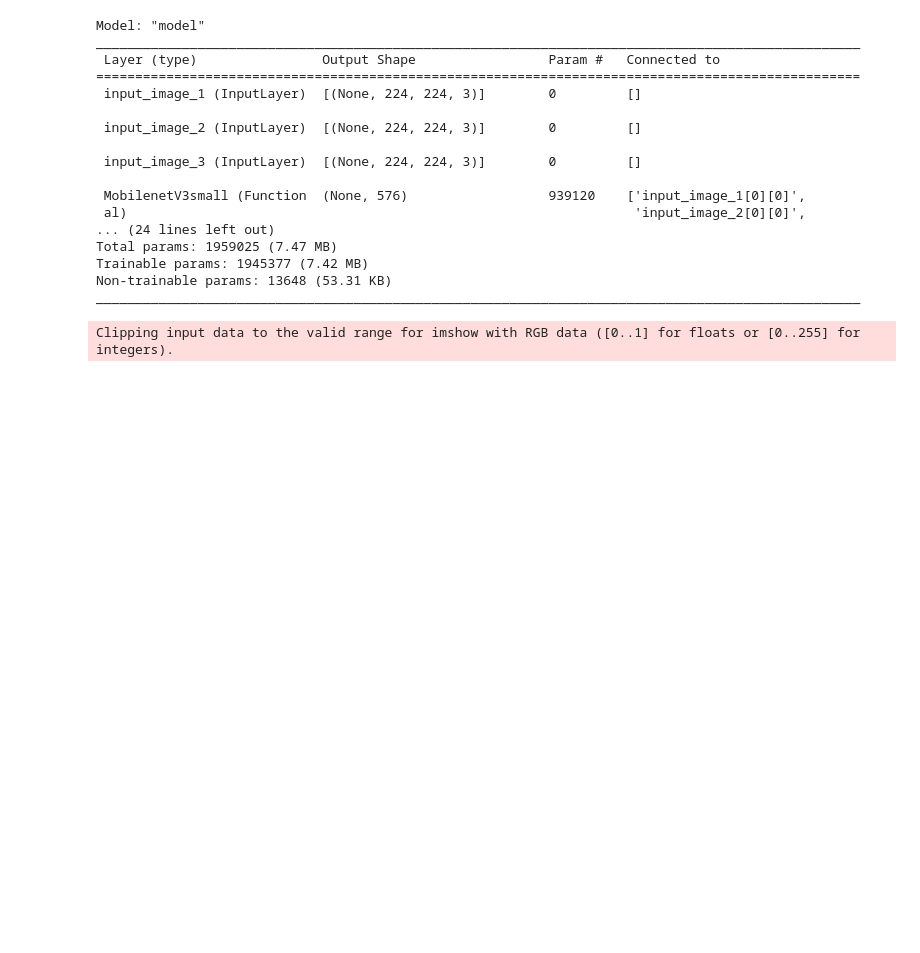
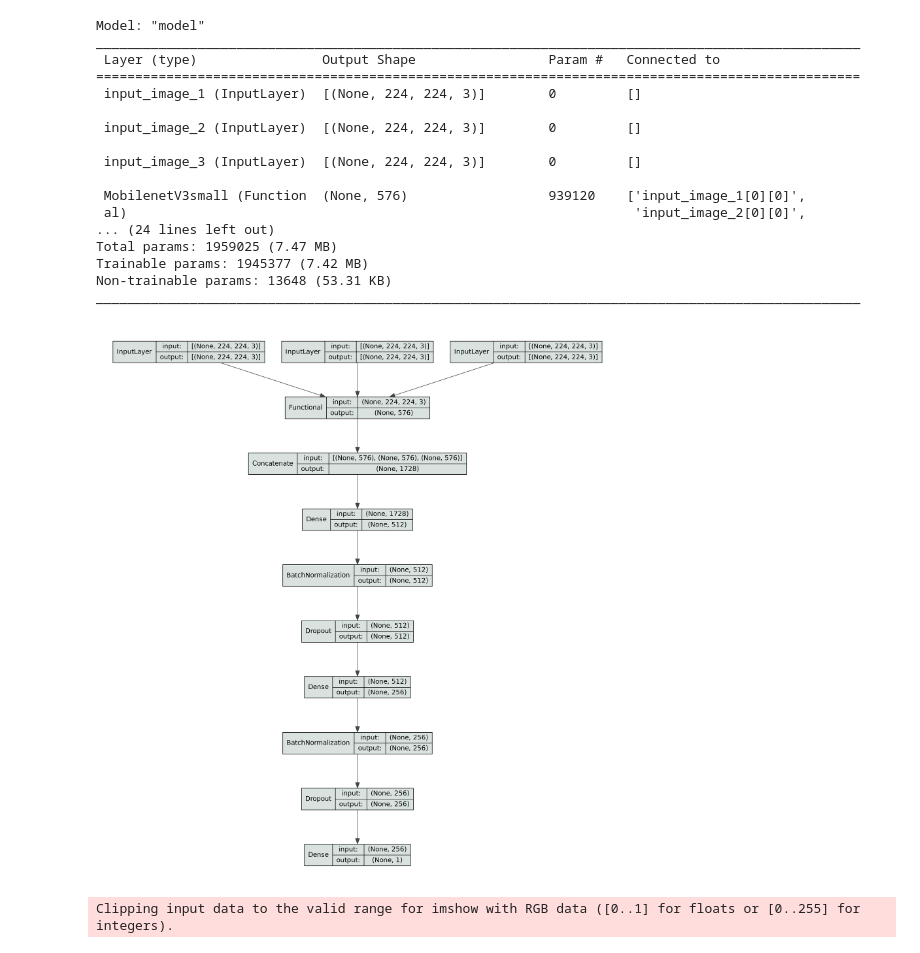
Before and after one commit to AhmedElZubair38/DISSERTATION, a Jupyter notebook: MOSTLY_Data_3/MODEL_1B_NN.ipynb, the cells around one changed output. Drawn from its saved outputs; the diff is of its cells as text; code cells hidden in the pictures; blank space fills up the shorter version.

```diff
--- a/MOSTLY_Data_3/MODEL_1B_NN.ipynb
+++ b/MOSTLY_Data_3/MODEL_1B_NN.ipynb
@@ -642,6 +669,54 @@ Total params: 1959025 (7.47 MB)
 Trainable params: 1945377 (7.42 MB)
 Non-trainable params: 13648 (53.31 KB)
 __________________________________________________________________________________________________
+# %%
+from keras.utils import model_to_dot
+from IPython.display import Image
+
+dot = model_to_dot(
+    model,
+    show_shapes=True,
+    show_layer_names=False,
+    rankdir='TB',
+    dpi=200
+)
+
+for n in dot.get_nodes():
+
+    n.set('style', 'filled')
+    n.set('fillcolor', '#D9E2DF')
+    n.set('fontname', 'Helvetica')
+
+for e in dot.get_edges():
+
+    e.set('color', '#42473F')
+    e.set('arrowsize', '1.2')
+
+dot.set_graph_defaults(
+    bgcolor='#FFFFFF',
+    pad='0.5',
+    ranksep='1.0',
+    nodesep='0.5'
+)
+dot.set_node_defaults(
+    shape='box',
+    style='filled',
+    fillcolor='#D9E2DF',
+    height='0.5',
+    width='0.5',
+    fontsize='10',
+    color='#666666'
+)
+dot.set_edge_defaults(
+    color='#D9E2DF',
+    arrowsize='0.8',
+    fontsize='10'
+)
+
+dot.write_png('architectures/model_1B_Architecture.png')
+Image('architectures/model_1B_Architecture.png')
+# %% [output]
+[figure, added]
 # %%
 def generate_combined_batches(gen1, gen2, gen3):
     while True:
```
Also changed, not shown: parts of 3 cells of this notebook, 11 other files.
